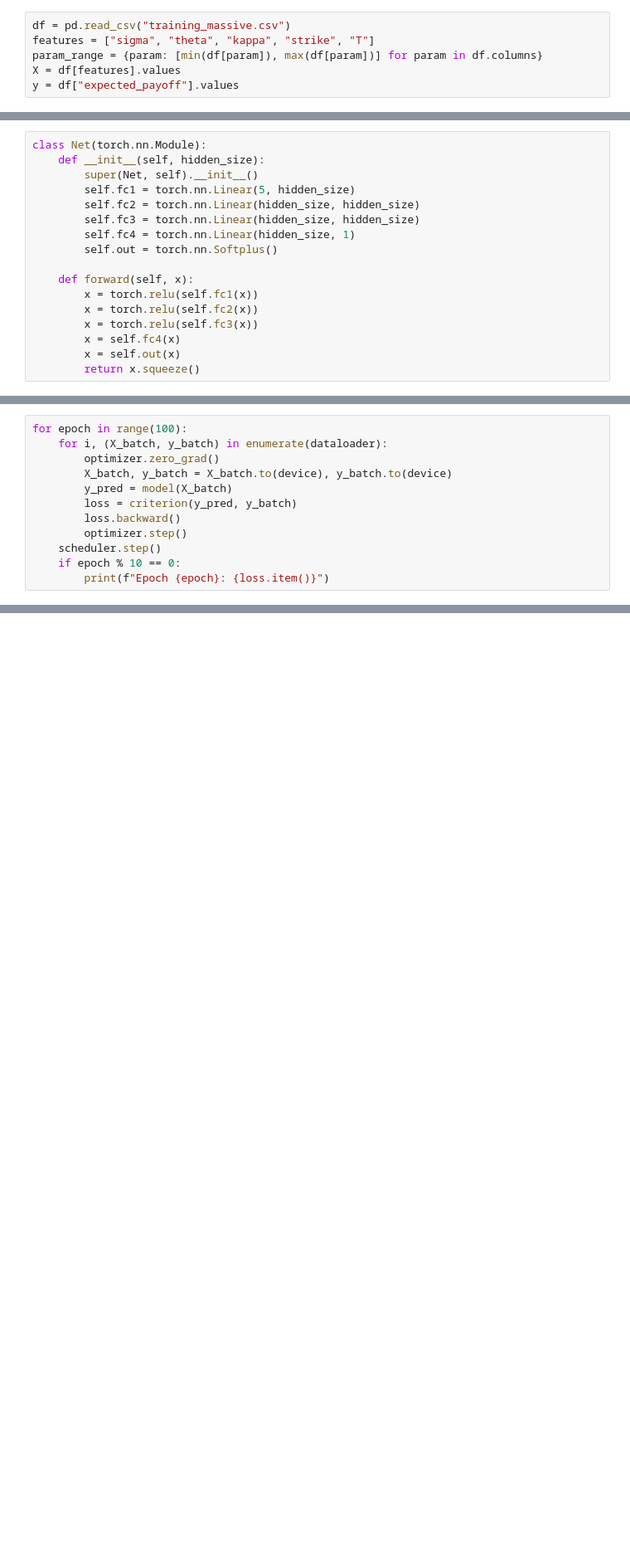
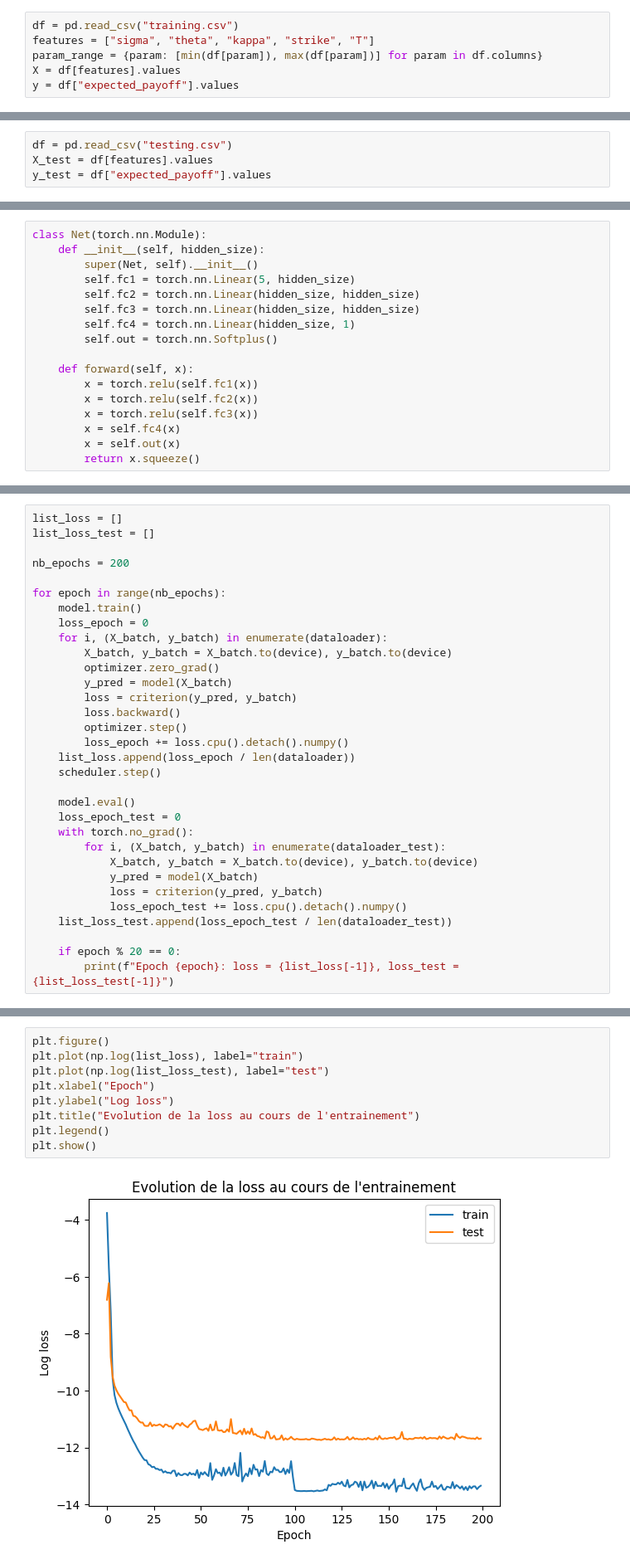
Before and after one commit to gaetannarozniak/cuda-variance-gamma-process, a Jupyter notebook: train.ipynb, the cells around one changed output, grey strips where cells are left out. Shown: that part at 83% size. Drawn from its saved outputs; the diff is of its cells as text; blank space fills up the shorter version.

Commit message:
add final training and training and testing data

```diff
--- a/train.ipynb
+++ b/train.ipynb
@@ -7,5 +9,5 @@ from network import VG_nn
 # %%
-df = pd.read_csv("training_massive.csv")
+df = pd.read_csv("training.csv")
 features = ["sigma", "theta", "kappa", "strike", "T"]
 param_range = {param: [min(df[param]), max(df[param])] for param in df.columns}
 X = df[features].values
@@ -33,0 +34,4 @@ print(X[0], y[0])
+# %%
+df = pd.read_csv("testing.csv")
+X_test = df[features].values
+y_test = df["expected_payoff"].values
@@ -64,15 +84,35 @@ scheduler = torch.optim.lr_scheduler.StepLR(optimizer, step_size=200, gamma=0.5)
 # %% [output]
 cuda:0
 # %%
-for epoch in range(100):
+list_loss = []
+list_loss_test = []
+
+nb_epochs = 200
+
+for epoch in range(nb_epochs):
+    model.train()
+    loss_epoch = 0
     for i, (X_batch, y_batch) in enumerate(dataloader):
+        X_batch, y_batch = X_batch.to(device), y_batch.to(device)
         optimizer.zero_grad()
-        X_batch, y_batch = X_batch.to(device), y_batch.to(device)
         y_pred = model(X_batch)
         loss = criterion(y_pred, y_batch)
         loss.backward()
         optimizer.step()
+        loss_epoch += loss.cpu().detach().numpy()
+    list_loss.append(loss_epoch / len(dataloader))
     scheduler.step()
-    if epoch % 10 == 0:
-        print(f"Epoch {epoch}: {loss.item()}")
+
+    model.eval()
+    loss_epoch_test = 0
+    with torch.no_grad():
+        for i, (X_batch, y_batch) in enumerate(dataloader_test):
+            X_batch, y_batch = X_batch.to(device), y_batch.to(device)
+            y_pred = model(X_batch)
+            loss = criterion(y_pred, y_batch)
+            loss_epoch_test += loss.cpu().detach().numpy()
+    list_loss_test.append(loss_epoch_test / len(dataloader_test))
+
+    if epoch % 20 == 0:
+        print(f"Epoch {epoch}: loss = {list_loss[-1]}, loss_test = {list_loss_test[-1]}")
 # %% [output]
@@ -88,0 +131,11 @@ Epoch 90: 1.7106519862863934e-06
+# %%
+plt.figure()
+plt.plot(np.log(list_loss), label="train")
+plt.plot(np.log(list_loss_test), label="test")
+plt.xlabel("Epoch")
+plt.ylabel("Log loss")
+plt.title("Evolution de la loss au cours de l'entrainement")
+plt.legend()
+plt.show()
+# %% [output]
+[figure, added]
```
Also changed, not shown: parts of 16 cells of this notebook, 4 other files.
